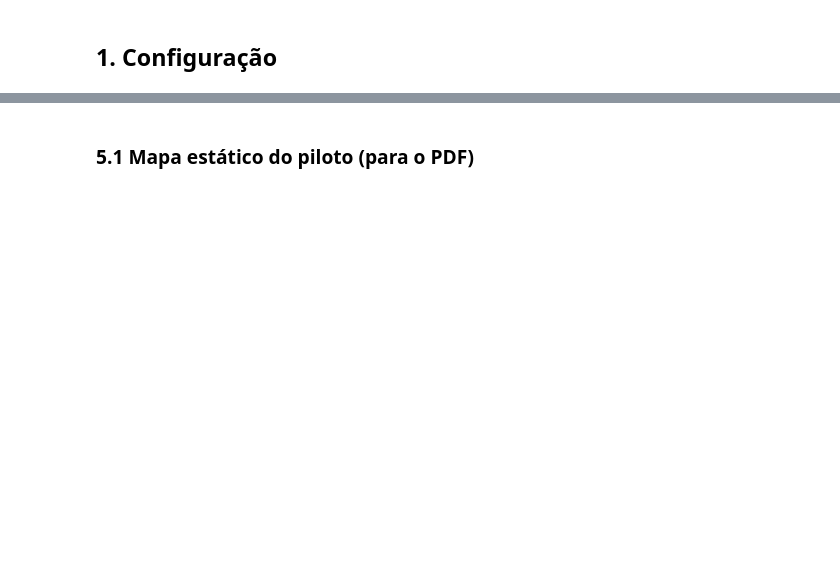
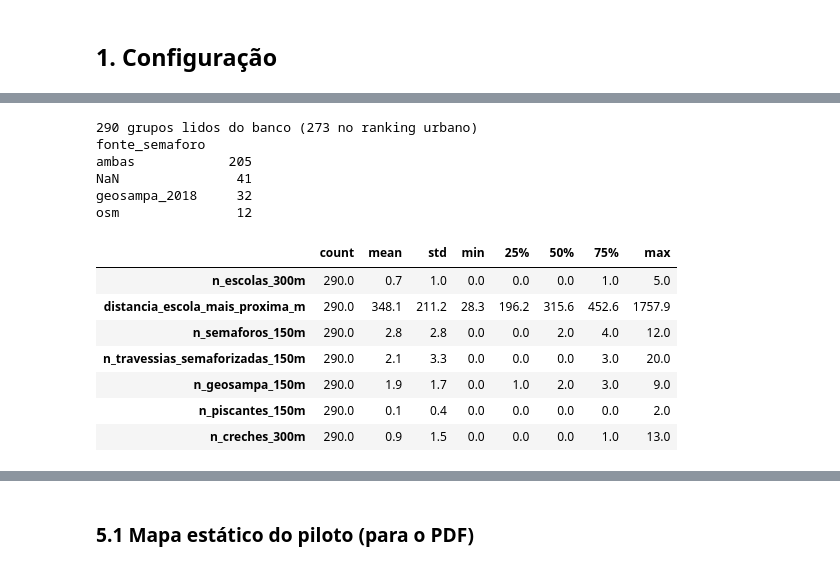
Before and after one commit to tamiresvferreira/betterway, a Jupyter notebook: 1TIAO/GLOBAL-SOLUTION-2/src/estudo_b_risco_vida/04_entorno_pontos_criticos.ipynb, the cells around one changed output, grey strips where cells are left out. Cells and saved outputs as stored; diff of their text form; code cells hidden in the pictures; blank space fills up the shorter version.

```diff
--- a/1TIAO/GLOBAL-SOLUTION-2/src/estudo_b_risco_vida/04_entorno_pontos_criticos.ipynb
+++ b/1TIAO/GLOBAL-SOLUTION-2/src/estudo_b_risco_vida/04_entorno_pontos_criticos.ipynb
@@ -431,0 +312,49 @@ implantação real, é preciso confirmar em campo ou com a CET.
+# %%
+con = sqlite3.connect(DB_PATH)
+clusters = pd.read_sql_query("SELECT * FROM clusters ORDER BY rank_prioridade", con)
+sin = pd.read_sql_query("SELECT cluster_id, logradouro FROM sinistros WHERE cluster_id IS NOT NULL", con)
+con.close()
+sin["via"] = sin["logradouro"].map(sem_acento)
+clusters["vias"] = clusters["cluster_id"].map(sin.groupby("cluster_id")["via"].agg(
+    lambda s: " | ".join(s.dropna().value_counts().head(3).index)))
+print(f"{len(clusters)} grupos lidos do banco ({clusters['rank_urbano'].notna().sum()} no ranking urbano)")
+
+C = rad(clusters, "lat_centro", "lon_centro")
+arv = {nome: BallTree(rad(d), metric="haversine") for nome, d in
+       {"esc": escolas, "osm_sem": osm_sem, "osm_trav": osm_trav, "gs": gs_comum, "pisc": gs_pisc, "cre": creches}.items()}
+conta = lambda chave, r: arv[chave].query_radius(C, r=r / R_TERRA, count_only=True)
+
+idx_esc = arv["esc"].query_radius(C, r=300 / R_TERRA)
+dist_esc, prox_esc = arv["esc"].query(C, k=1)
+clusters["n_escolas_300m"] = [len(i) for i in idx_esc]
+clusters["distancia_escola_mais_proxima_m"] = (dist_esc[:, 0] * R_TERRA).round(1)
+clusters["escola_mais_proxima"] = escolas.loc[prox_esc[:, 0], "tipos"].values + " " + escolas.loc[prox_esc[:, 0], "nomes"].values
+clusters["escolas_300m"] = [" ; ".join(escolas.loc[i, "nomes"]) for i in idx_esc]
+clusters["n_semaforos_150m"] = conta("osm_sem", 150)
+clusters["n_travessias_semaforizadas_150m"] = conta("osm_trav", 150)
+clusters["n_geosampa_150m"] = conta("gs", 150)          # auxiliar (não vai para o banco)
+clusters["n_piscantes_150m"] = conta("pisc", 150)       # auxiliar
+clusters["n_creches_300m"] = conta("cre", 300)          # auxiliar
+tem_osm = (clusters["n_semaforos_150m"] + clusters["n_travessias_semaforizadas_150m"]) > 0
+tem_gs = clusters["n_geosampa_150m"] > 0
+clusters["tem_semaforo"] = tem_osm | tem_gs
+clusters["fonte_semaforo"] = np.select([tem_osm & tem_gs, tem_osm, tem_gs], ["ambas", "osm", "geosampa_2018"], default=None)
+
+print(clusters["fonte_semaforo"].value_counts(dropna=False).rename(index={None: "nenhuma"}).to_string())
+clusters[["n_escolas_300m", "distancia_escola_mais_proxima_m", "n_semaforos_150m", "n_travessias_semaforizadas_150m",
+          "n_geosampa_150m", "n_piscantes_150m", "n_creches_300m"]].describe().round(1).T
+# %% [output]
+290 grupos lidos do banco (273 no ranking urbano)
+fonte_semaforo
+ambas            205
+NaN               41
+geosampa_2018     32
+osm               12
+|  | count | mean | std | min | 25% | 50% | 75% | max |
+| n_escolas_300m | 290.0 | 0.7 | 1.0 | 0.0 | 0.0 | 0.0 | 1.0 | 5.0 |
+| distancia_escola_mais_proxima_m | 290.0 | 348.1 | 211.2 | 28.3 | 196.2 | 315.6 | 452.6 | 1757.9 |
+| n_semaforos_150m | 290.0 | 2.8 | 2.8 | 0.0 | 0.0 | 2.0 | 4.0 | 12.0 |
+| n_travessias_semaforizadas_150m | 290.0 | 2.1 | 3.3 | 0.0 | 0.0 | 0.0 | 3.0 | 20.0 |
+| n_geosampa_150m | 290.0 | 1.9 | 1.7 | 0.0 | 1.0 | 2.0 | 3.0 | 9.0 |
+| n_piscantes_150m | 290.0 | 0.1 | 0.4 | 0.0 | 0.0 | 0.0 | 0.0 | 2.0 |
+| n_creches_300m | 290.0 | 0.9 | 1.5 | 0.0 | 0.0 | 0.0 | 1.0 | 13.0 |
```
Also changed, not shown: parts of 50 cells of this notebook, 7 other files.
